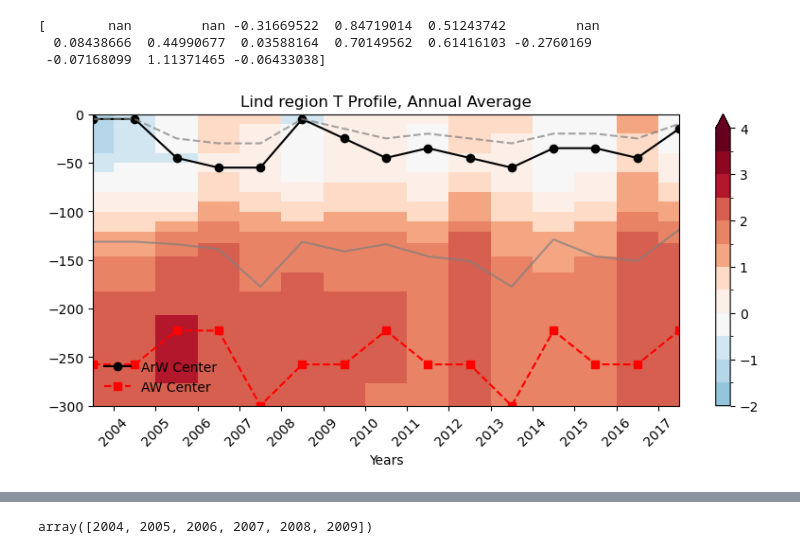
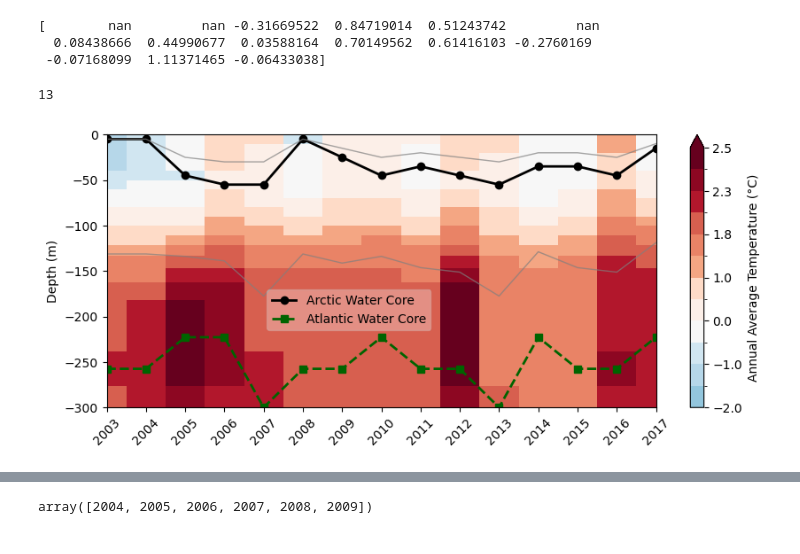
Before and after one commit to margaretmurakami/crios_backups, a Jupyter notebook: ASTE_270/Pemberton_BarentsSpaper/Lind2018/select_mask_Lind.ipynb, the cells around one changed output, grey strips where cells are left out. Drawn from its saved outputs; the diff is of its cells as text; code cells hidden in the pictures.

```diff
--- a/ASTE_270/Pemberton_BarentsSpaper/Lind2018/select_mask_Lind.ipynb
+++ b/ASTE_270/Pemberton_BarentsSpaper/Lind2018/select_mask_Lind.ipynb
@@ -46,2 +48,2 @@ LwetC 4833023
 # %%
-dirIn
+dirIn = "/scratch3/atnguyen/aste_270x450x180/run_c68v_adxOFF_20022023_capxxN50_it0062_pk0000000007_bro/diags/BUDG"
@@ -665,43 +650,56 @@ max_temp_depths_surf = (YVc[max_temp_indices][:,0] + YVc[max_temp_indices+1][:,0
 # get the midpoint between these two layers
 mid_ArW_AW = (min_temp_depths+max_temp_depths)/2
 mid_surf_ArW = (max_temp_depths_surf+min_temp_depths)/2
+# %%
+len(bounds)
+# %% [output]
+13
 # %%
+bounds = [-2, -1.5, -1, -0.5, 0, 0.5, 1, 1.4, 1.8, 2.1, 2.3, 2.4, 2.5]
+colors = ["#93c6dd","#b6d7e9","#d1e6f1","#f7f7f7","#fcefe8","#fedbc7","#f4a683","#e98366","#d75f4f","#b2172c","#8d0722","#66001e"]
+cmap = mcolors.ListedColormap(colors)
+norm = mcolors.BoundaryNorm(bounds, ncolors=cmap.N, clip=True)
+
 ax = plt.subplot(111)
 
 # make the profiles for each plot, do the total year, ice growth, then ice decline proifile
 thetaprofile_reshaped = thetaprofile.reshape(50,15,12)
 
 thetaprofile_avg = np.nanmean(thetaprofile_reshaped, axis=2)  # Shape: (50, 15)
 XVc,YVc = np.meshgrid(np.arange(16),mygrid['RF'])
 
 cb = ax.pcolormesh(XVc, YVc, thetaprofile_avg,cmap=cmap,norm=norm)
 ax.set_ylim(-300,0)
-ax.set_title("Lind region T Profile, Annual Average")
-plt.colorbar(cb,extend="max")
-xtick_positions = np.arange(0, 15, 1)  # Every 12 months
+# ax.set_title("Lind region T Profile, Annual Average")
+cbar = plt.colorbar(cb,extend="max")
+cbar.set_label("Annual Average Temperature (°C)")
+
+xtick_positions = np.arange(0.5, 15.5, 1)  # Every 12 months
 xtick_labels = np.arange(2003, 2018)  # Years from 2003 to 2017
 ax.set_xticks(xtick_positions)
 ax.set_xticklabels(xtick_labels, rotation=45)  # Rotate for readability
 
 # fix the labels
-ax.set_xlabel("Years")
+# ax.set_xlabel("Years")
 fig.supylabel("Depth (m)")
 fig.subplots_adjust(left=0.1)  # Increase left margin (default ~0.125)
 
 
 # add the lines
 # Overlay lines for key temperature depths
-ax.plot(np.arange(0.5,15.5), min_temp_depths, color='black', marker='o', linestyle='-', label="ArW Center")
-ax.plot(np.arange(0.5,15.5), max_temp_depths, color='red', marker='s', linestyle='--', label="AW Center")
+ax.plot(np.arange(0.5,15.5), min_temp_depths, color='black', marker='o', linestyle='-', label="Arctic Water Core",markersize=6,linewidth=2)
+ax.plot(np.arange(0.5,15.5), max_temp_depths, color='darkgreen', marker='s', linestyle='--', label="Atlantic Water Core",markersize=6,linewidth=2)
 
 # plot the midpoint lines
-ax.plot(np.arange(0.5,15.5), mid_ArW_AW, color='gray', alpha=0.7, linestyle='-')
-ax.plot(np.arange(0.5,15.5), mid_surf_ArW, color='gray', alpha=0.7, linestyle='--')
+ax.plot(np.arange(0.5,15.5), mid_ArW_AW, color='gray', alpha=0.7, linestyle='-',linewidth=1)
+ax.plot(np.arange(0.5,15.5), mid_surf_ArW, color='gray', alpha=0.7, linestyle='-',linewidth=1)
 
 plt.xlim(0.5,14.5)
+plt.ylabel("Depth (m)")
 
-ax.legend(loc="lower left", frameon=False)
+# ax.legend(loc="lower left", bbox_to_anchor=(0, 0.6), facecolor='white', framealpha=0.3)
+ax.legend(loc="lower left", bbox_to_anchor=(0.28, 0.26), facecolor='white', framealpha=0.3)
 
-plt.savefig("LindFig1c.png",dpi=300)
+plt.savefig("LindFig1c_v2.png",dpi=300)
 # %% [output]
-[figure, old version]
+[figure, new version]
```
Also changed, not shown: parts of 5 cells of this notebook, 13 other files.
